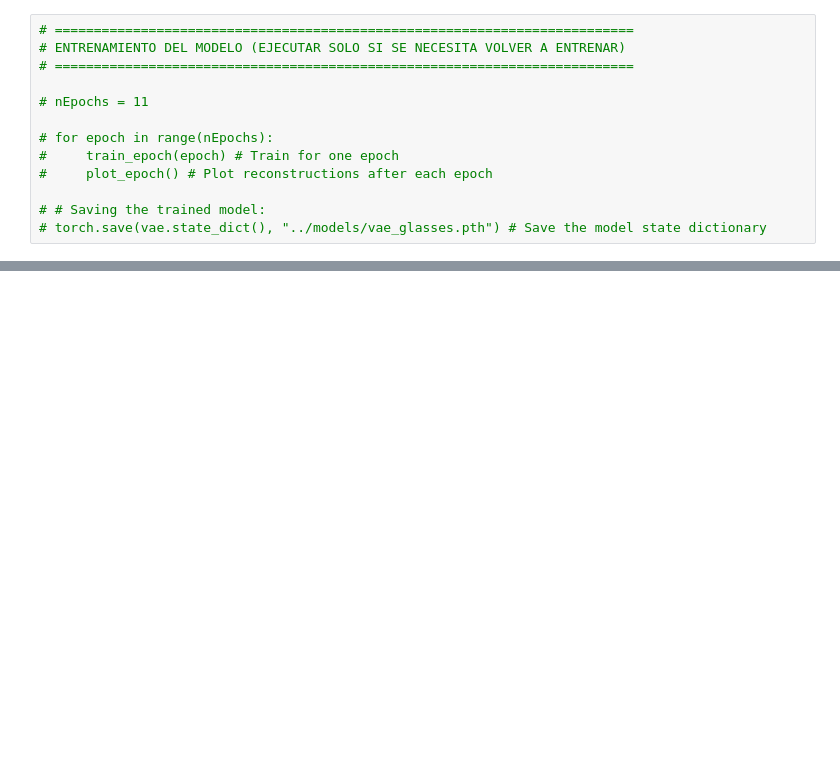
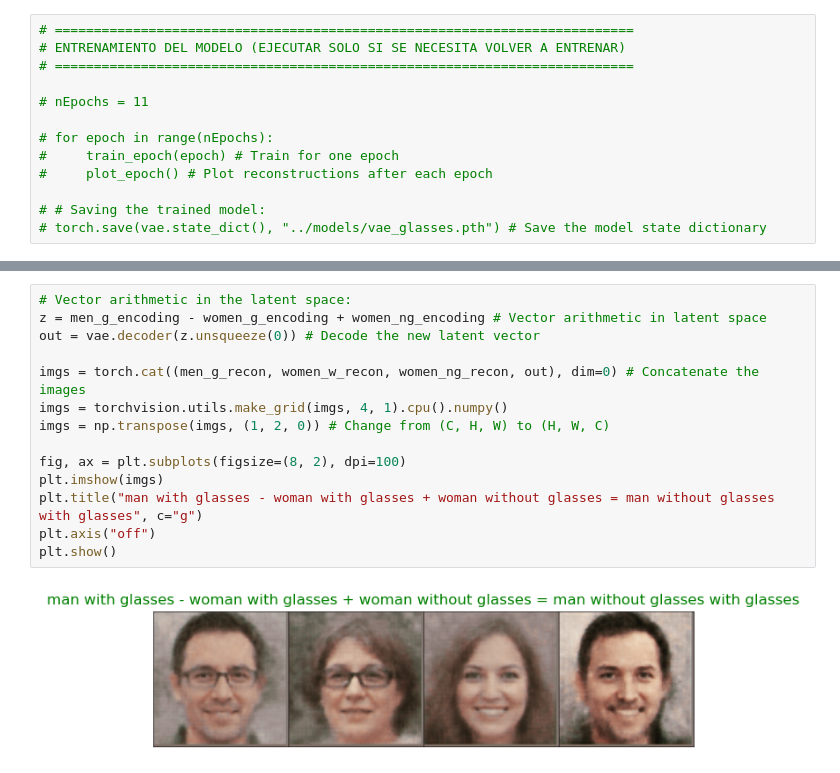
Before and after one commit to StevoAngel/3D_Defect_Models, a Jupyter notebook: notebooks/4.varitional_autoencoders_act_4p3_and_4p4.ipynb, the cells around one changed output, grey strips where cells are left out. Drawn from its saved outputs; the diff is of its cells as text; blank space fills up the shorter version.

```diff
--- a/notebooks/4.varitional_autoencoders_act_4p3_and_4p4.ipynb
+++ b/notebooks/4.varitional_autoencoders_act_4p3_and_4p4.ipynb
@@ -238,0 +321,16 @@ plot_epoch()
+# %%
+# Vector arithmetic in the latent space:
+z = men_g_encoding - women_g_encoding + women_ng_encoding # Vector arithmetic in latent space
+out = vae.decoder(z.unsqueeze(0)) # Decode the new latent vector
+
+imgs = torch.cat((men_g_recon, women_w_recon, women_ng_recon, out), dim=0) # Concatenate the images
+imgs = torchvision.utils.make_grid(imgs, 4, 1).cpu().numpy()
+imgs = np.transpose(imgs, (1, 2, 0)) # Change from (C, H, W) to (H, W, C)
+
+fig, ax = plt.subplots(figsize=(8, 2), dpi=100)
+plt.imshow(imgs)
+plt.title("man with glasses - woman with glasses + woman without glasses = man without glasses with glasses", c="g")
+plt.axis("off")
+plt.show()
+# %% [output]
+[figure, added]
```
Also changed, not shown: parts of 9 cells of this notebook.
